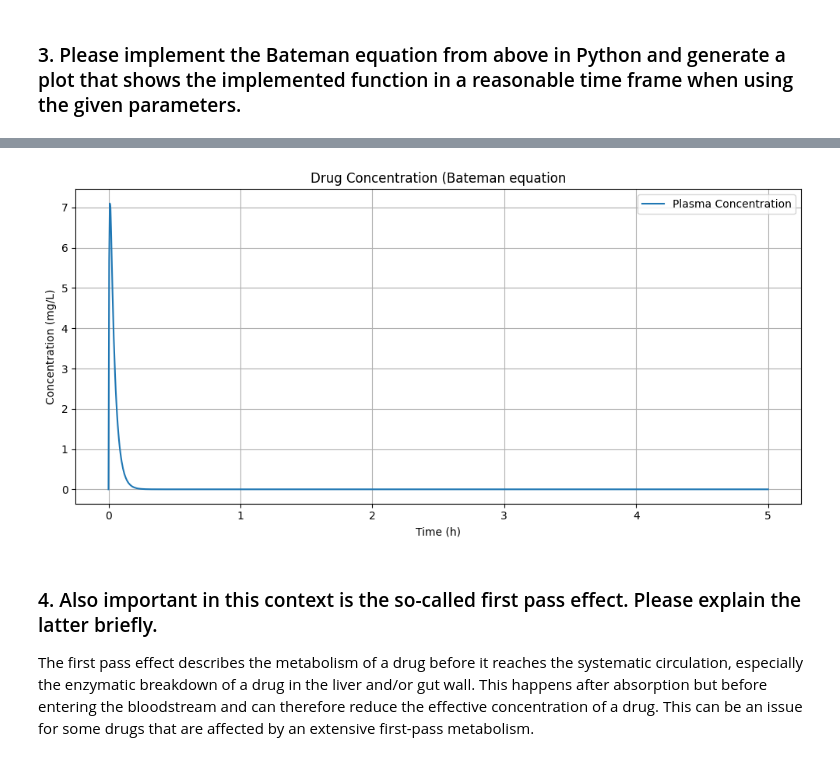
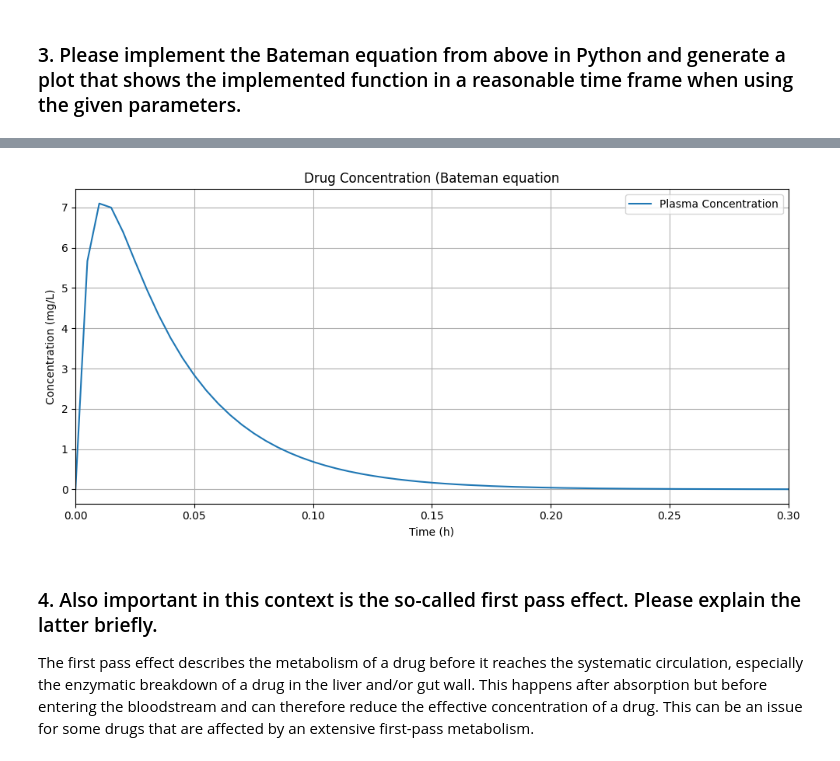
Before and after one commit to sarahhw01/SBDD, a Jupyter notebook: Assignment3/A3_1.ipynb, the cells around one changed output, grey strips where cells are left out. Cells and saved outputs as stored; diff of their text form; code cells hidden in the pictures.

```diff
--- a/Assignment3/A3_1.ipynb
+++ b/Assignment3/A3_1.ipynb
@@ -34,16 +54,17 @@ c_t = bateman_equation(f, D, V, k_a, k_e, t)
 # %%
 # Plot result
 plt.figure(figsize=(10, 5))
 plt.plot(t/3600, c_t, label='Plasma Concentration')
+plt.xlim(0,0.3)
 plt.xlabel('Time (h)')
 plt.ylabel('Concentration (mg/L)')
 plt.title('Drug Concentration (Bateman equation')
 plt.grid(True)
 plt.legend()
 plt.tight_layout()
 plt.show()
 # %% [output]
-[figure, old version]
+[figure, new version]
 # %% [markdown]
 ### 4. Also important in this context is the so-called first pass effect. Please explain the latter briefly.
 The first pass effect describes the metabolism of a drug before it reaches the systematic circulation, especially the enzymatic breakdown of a drug in the liver and/or gut wall. This happens after absorption but before entering the bloodstream and can therefore reduce the effective concentration of a drug. This can be an issue for some drugs that are affected by an extensive first-pass metabolism.
```
Also changed, not shown: parts of 2 cells of this notebook.
